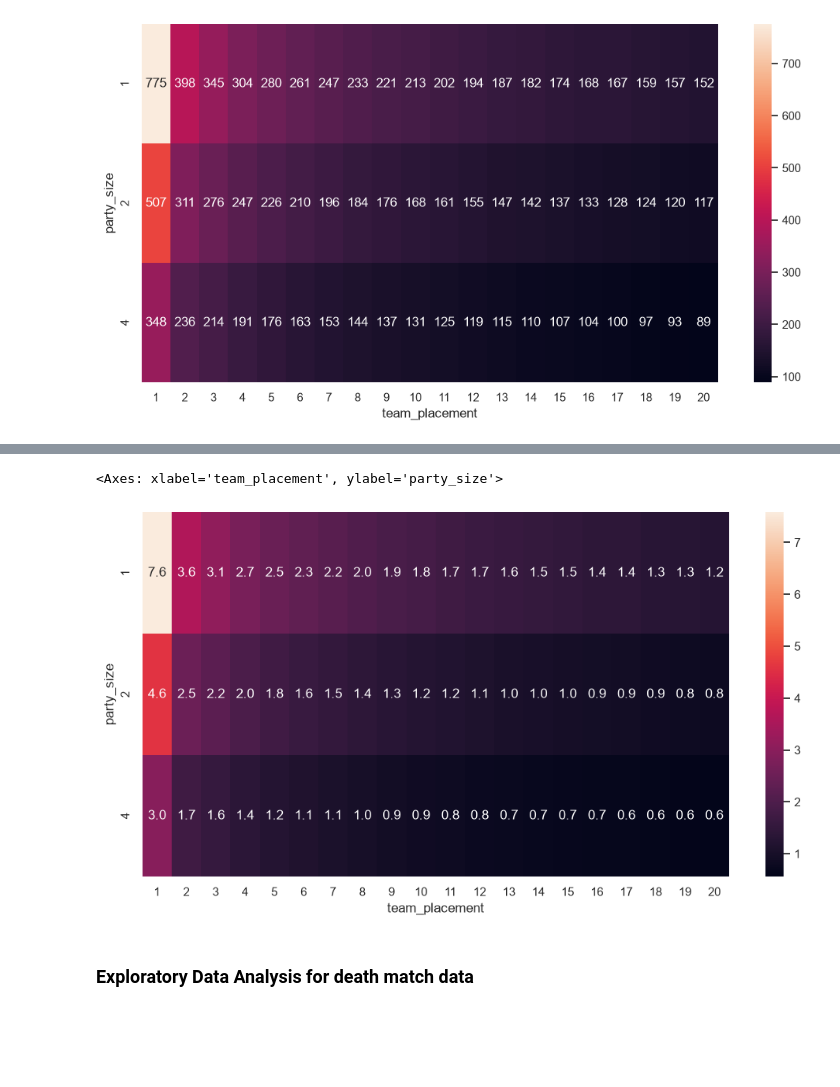
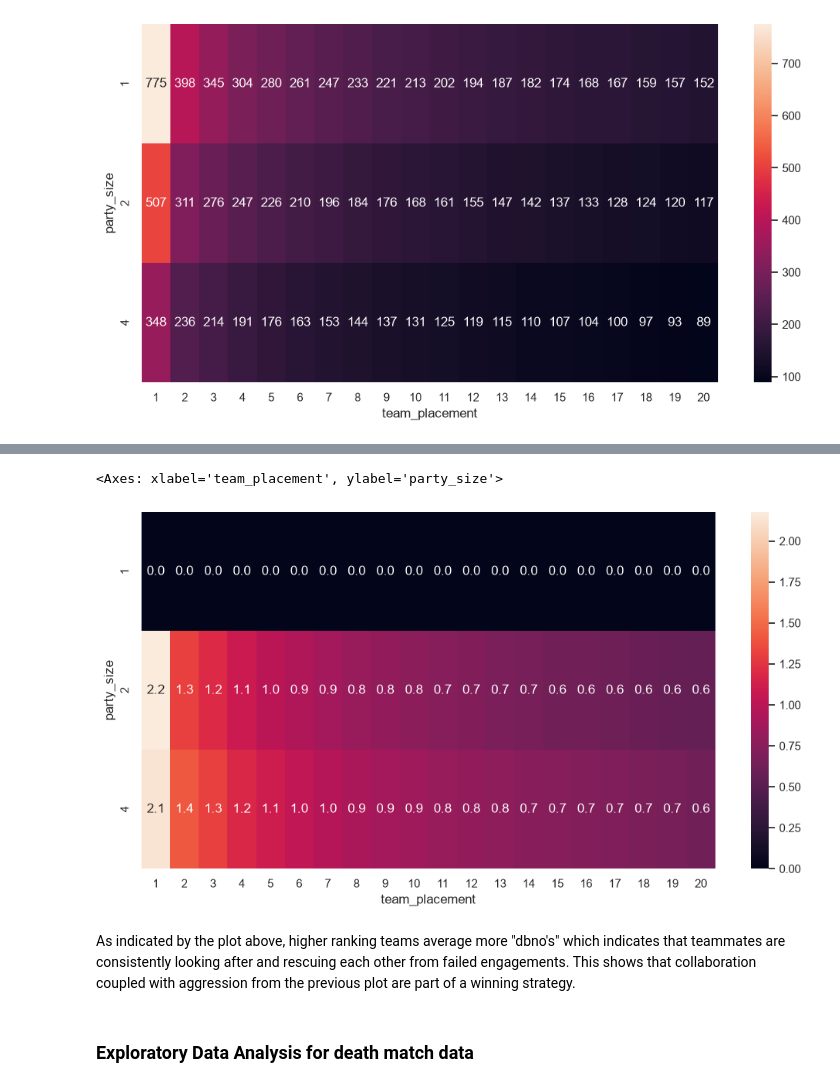
Before and after one commit to Shoofy32/CSMODEL, a Jupyter notebook: CSMODEL.ipynb, the cells around one changed output, grey strips where cells are left out. Drawn from its saved outputs; the diff is of its cells as text; code cells hidden in the pictures; blank space fills up the shorter version.

```diff
--- a/CSMODEL.ipynb
+++ b/CSMODEL.ipynb
@@ -217,11 +257,13 @@ sns.heatmap(heat, annot=True, fmt='.0f')
 # %%
 top = PUBG_agg_stats_df[PUBG_agg_stats_df['team_placement'] <= 20]
-heat = top.pivot_table(index='party_size',columns='team_placement',values='player_kills',aggfunc='mean')
+heat = top.pivot_table(index='party_size',columns='team_placement',values='player_dbno',aggfunc='mean')
 
 sns.heatmap(heat, annot=True, fmt='.01f')
 # %% [output]
 <Axes: xlabel='team_placement', ylabel='party_size'>
-[figure, old version]
+[figure, new version]
+# %% [markdown]
+As indicated by the plot above, higher ranking teams average more "dbno's" which indicates that teammates are consistently looking after and rescuing each other from failed engagements. This shows that collaboration coupled with aggression from the previous plot are part of a winning strategy.
 # %% [markdown]
 ### Exploratory Data Analysis for death match data
 # %%
```
Also changed, not shown: parts of 19 cells of this notebook.
